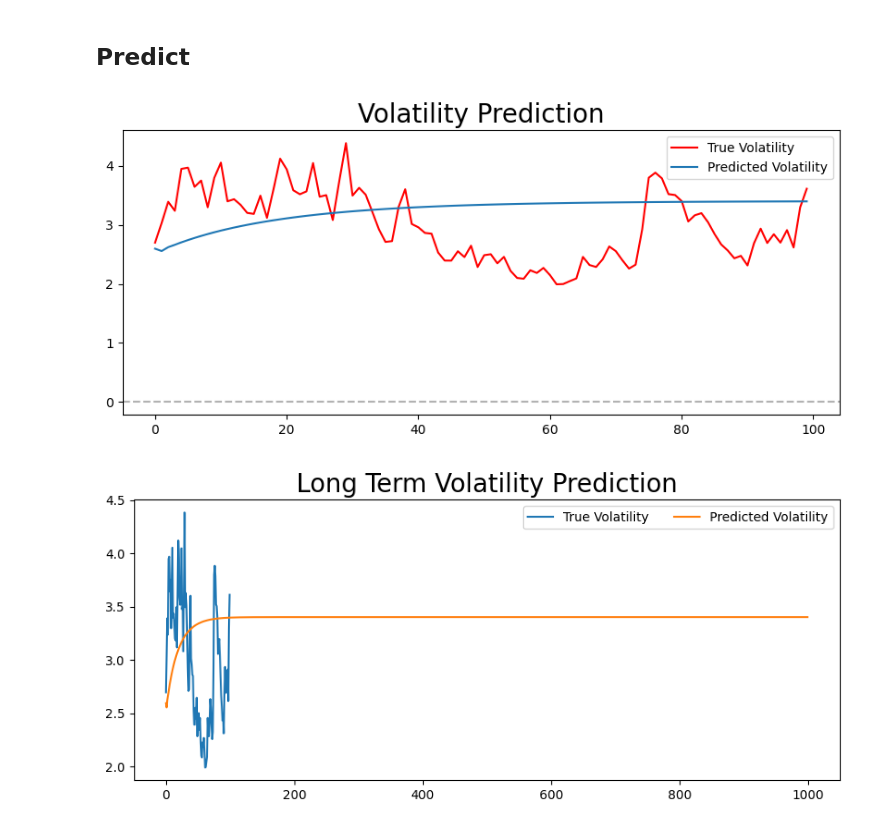
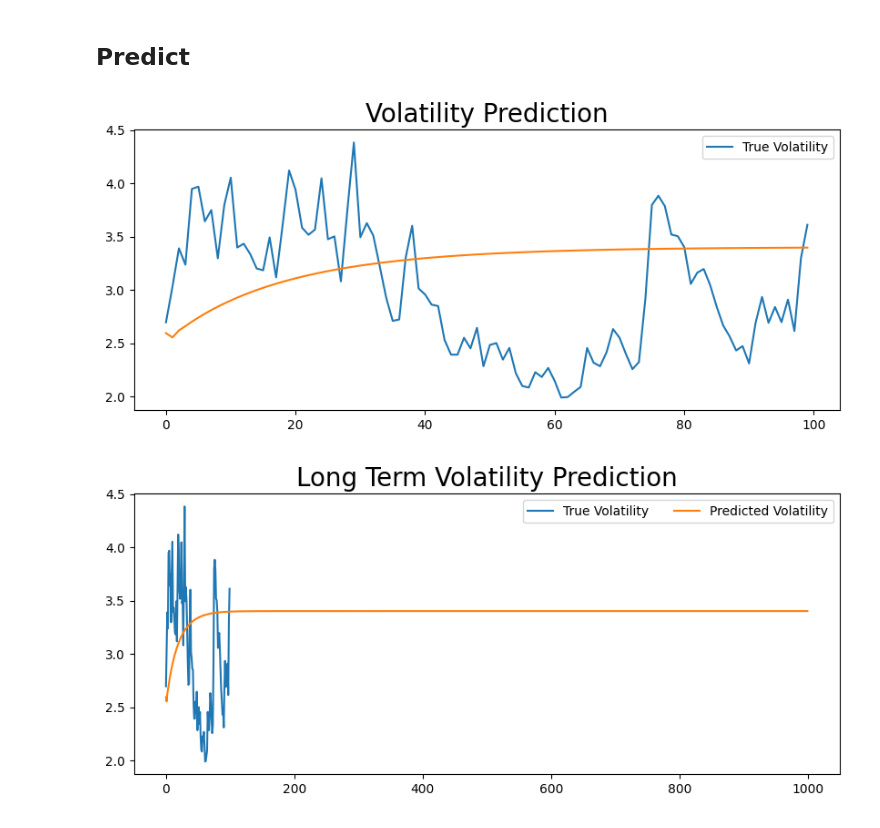
Before and after one commit to amineraboun/STI_FX_Intervention, a Jupyter notebook: book/docs/Volatility-Modelling/workshop/GARCH Model.ipynb, the cells around one changed output. Drawn from its saved outputs; the diff is of its cells as text; code cells hidden in the pictures.

```diff
--- a/book/docs/Volatility-Modelling/workshop/GARCH Model.ipynb
+++ b/book/docs/Volatility-Modelling/workshop/GARCH Model.ipynb
@@ -114,14 +114,14 @@ predictions = model_fit.forecast(horizon=test_size)
 # %%
 plt.figure(figsize=(10,4))
 #true, = plt.plot(series[-test_size:], label='True Series')
-true, = plt.plot(vols[-test_size:], label='True Volatility', color='red')
-preds, = plt.plot(np.sqrt(predictions.variance.values[-1, :]), label='Predicted Volatility')
-plt.axhline(0, ls='--', alpha=0.3, color='k')
+true, = plt.plot(vols[-test_size:], label='True Volatility')
+preds, = plt.plot(np.sqrt(predictions.variance.values[-1, :]))
+
 plt.legend(loc='best')
 plt.title('Volatility Prediction', fontsize=20)
 plt.show()
 # %% [output]
-[figure, old version]
+[figure, new version]
 # %%
 predictions_long_term = model_fit.forecast(horizon=1000)
 plt.figure(figsize=(10,4))
```
Also changed, not shown: 20 other files.
